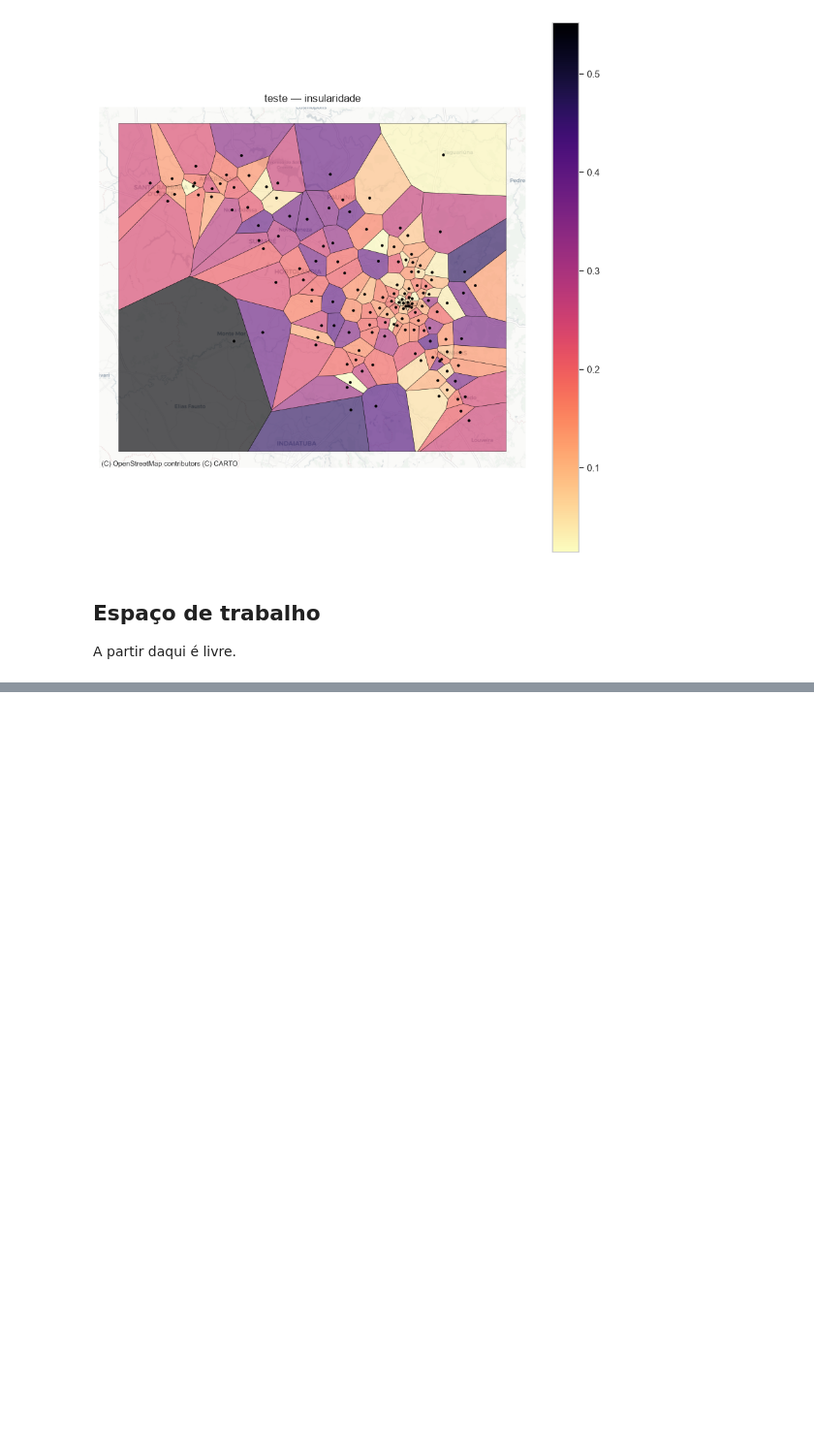
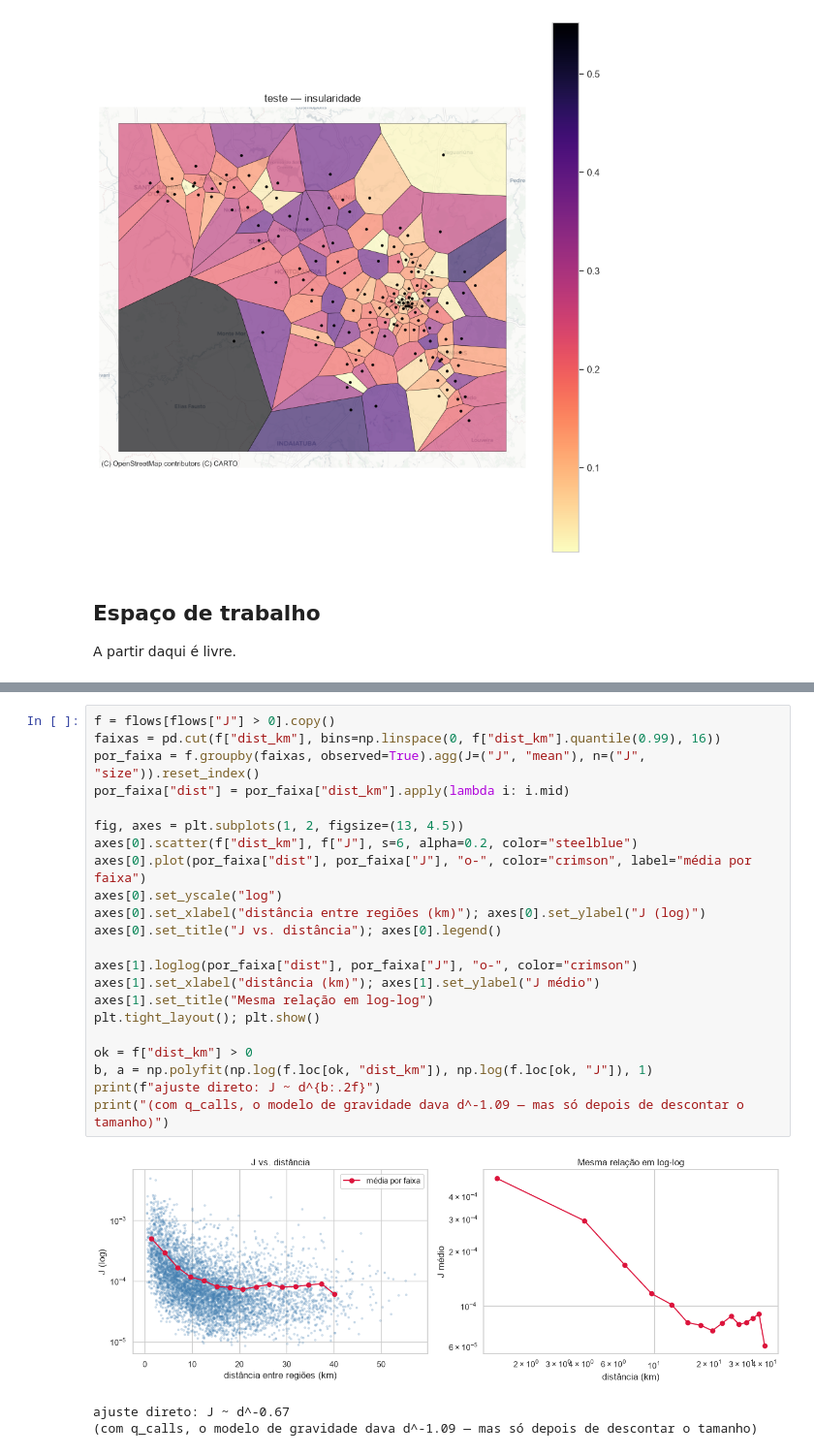
Before and after one commit to pedroazara/campinas-telecom-network, a Jupyter notebook: notebooks/5-exploracao.ipynb, the cells around one changed output, grey strips where cells are left out. Shown at 97% size. Drawn from its saved outputs; the diff is of its cells as text; blank space fills up the shorter version.

```diff
--- a/notebooks/5-exploracao.ipynb
+++ b/notebooks/5-exploracao.ipynb
@@ -96,0 +228,26 @@ nodes.head()
+# %%
+f = flows[flows["J"] > 0].copy()
+faixas = pd.cut(f["dist_km"], bins=np.linspace(0, f["dist_km"].quantile(0.99), 16))
+por_faixa = f.groupby(faixas, observed=True).agg(J=("J", "mean"), n=("J", "size")).reset_index()
+por_faixa["dist"] = por_faixa["dist_km"].apply(lambda i: i.mid)
+
+fig, axes = plt.subplots(1, 2, figsize=(13, 4.5))
+axes[0].scatter(f["dist_km"], f["J"], s=6, alpha=0.2, color="steelblue")
+axes[0].plot(por_faixa["dist"], por_faixa["J"], "o-", color="crimson", label="média por faixa")
+axes[0].set_yscale("log")
+axes[0].set_xlabel("distância entre regiões (km)"); axes[0].set_ylabel("J (log)")
+axes[0].set_title("J vs. distância"); axes[0].legend()
+
+axes[1].loglog(por_faixa["dist"], por_faixa["J"], "o-", color="crimson")
+axes[1].set_xlabel("distância (km)"); axes[1].set_ylabel("J médio")
+axes[1].set_title("Mesma relação em log-log")
+plt.tight_layout(); plt.show()
+
+ok = f["dist_km"] > 0
+b, a = np.polyfit(np.log(f.loc[ok, "dist_km"]), np.log(f.loc[ok, "J"]), 1)
+print(f"ajuste direto: J ~ d^{b:.2f}")
+print("(com q_calls, o modelo de gravidade dava d^-1.09 — mas só depois de descontar o tamanho)")
+# %% [output]
+[figure, added]
+ajuste direto: J ~ d^-0.67
+(com q_calls, o modelo de gravidade dava d^-1.09 — mas só depois de descontar o tamanho)
```
Also changed, not shown: parts of 15 cells of this notebook.
